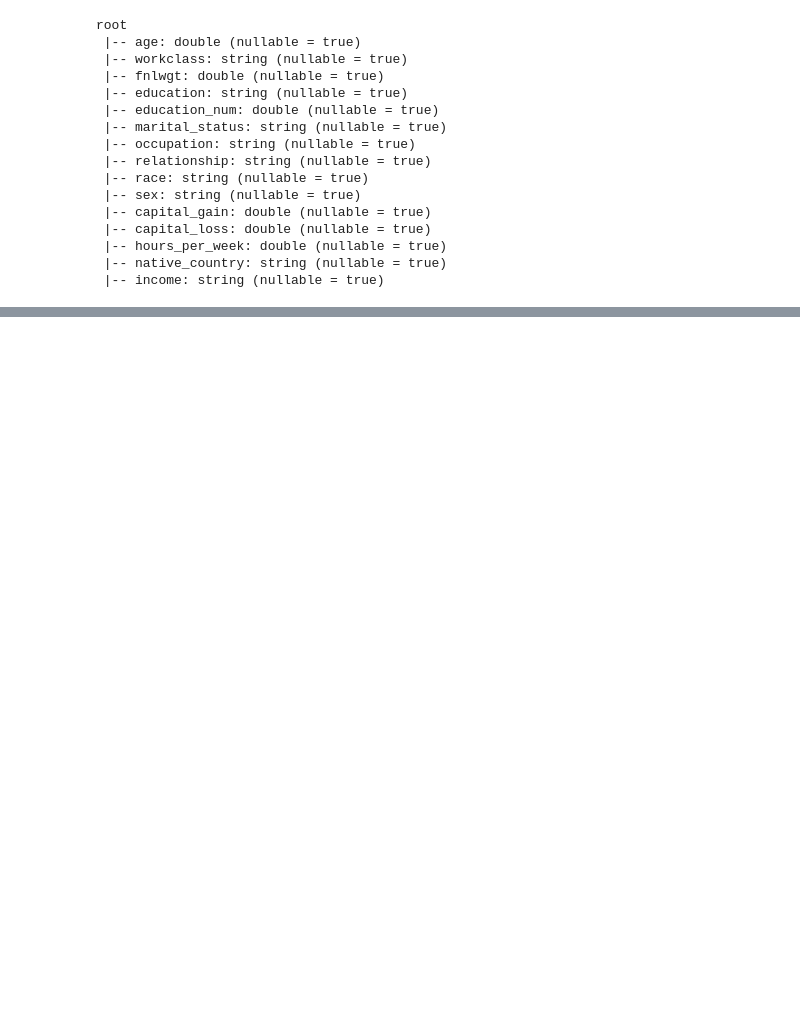
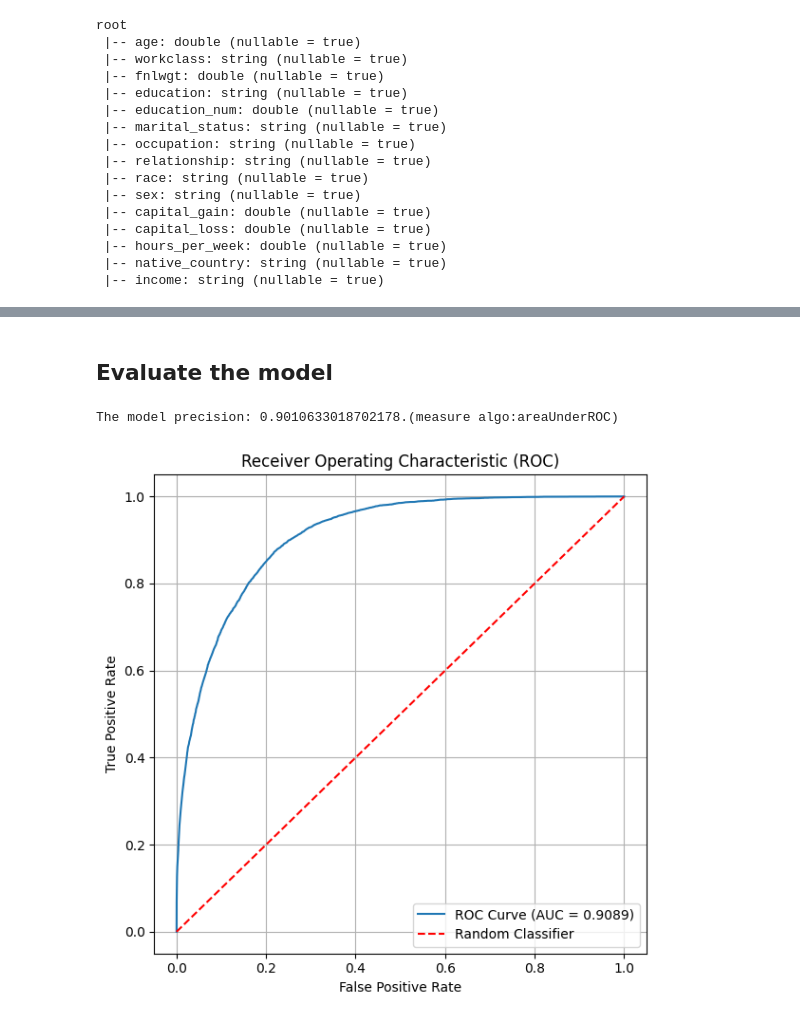
Before and after one commit to CASD-EU/seminar_spark, a Jupyter notebook: notebooks/02.spark_ml.ipynb, the cells around one changed output, grey strips where cells are left out. Saved outputs shown, nothing was run; the diff lists cells and outputs as text; code cells hidden in the pictures; blank space fills up the shorter version.

```diff
--- a/notebooks/02.spark_ml.ipynb
+++ b/notebooks/02.spark_ml.ipynb
@@ -121,0 +149,4 @@ for categoricalCol in categoricalColumns:
+# %%
+# create a label stringIndexer which converts label into label indices
+label_col_indexer = StringIndexer(inputCol="income", outputCol="label")
+stages += [label_col_indexer]
@@ -121,0 +157,6 @@ for categoricalCol in categoricalColumns:
+# %%
+# We use `VectorAssembler` to transform all features columns into a vector column
+feature_vec_col_name = "features"
+assemblerInputs = [c + suffix_col_name for c in cat_cols] + num_cols
+assembler = VectorAssembler(inputCols=assemblerInputs, outputCol=feature_vec_col_name)
+stages += [assembler]
@@ -121,0 +167,4 @@ for categoricalCol in categoricalColumns:
+# %%
+prepro_pipeline = Pipeline().setStages(stages)
+prepro_pipeline_model = prepro_pipeline.fit(df_raw)
+transformed_df = prepro_pipeline_model.transform(df_raw)
@@ -121,0 +258,28 @@ for categoricalCol in categoricalColumns:
+# %% [markdown]
+## Evaluate the model
+# %%
+# Evaluate model
+evaluator = BinaryClassificationEvaluator()
+evaluator_metric_name = evaluator.getMetricName()
+evaluator_metric_value = evaluator.evaluate(predictions)
+
+print(f"The model precision: {evaluator_metric_value}.(measure algo: {evaluator_metric_name}) ")
+# %% [output]
+The model precision: 0.9010633018702178.(measure algo:areaUnderROC)
+# %%
+def show_roc(lrModel: LogisticRegression):
+    trainingSummary = lrModel.summary
+    roc_df = trainingSummary.roc.toPandas()
+    auc = trainingSummary.areaUnderROC
+
+    # Plot ROC Curve
+    plt.figure(figsize=(6, 6))
+    plt.plot(roc_df['FPR'], roc_df['TPR'], label=f"ROC Curve (AUC = {auc:.4f})")
+    plt.plot([0, 1], [0, 1], 'r--', label="Random Classifier")
+    plt.xlabel("False Positive Rate")
+    plt.ylabel("True Positive Rate")
+    plt.title("Receiver Operating Characteristic (ROC)")
+    plt.legend(loc="lower right")
+    plt.grid(True)
+    plt.tight_layout()
+    plt.show()
@@ -121,0 +320,8 @@ for categoricalCol in categoricalColumns:
+# %%
+# Fit model to prepped data
+lrModel = LogisticRegression().fit(transformed_df)
+
+# ROC for training data
+show_roc(lrModel)
+# %% [output]
+[figure, added]
```
Also changed, not shown: parts of 38 cells of this notebook.
